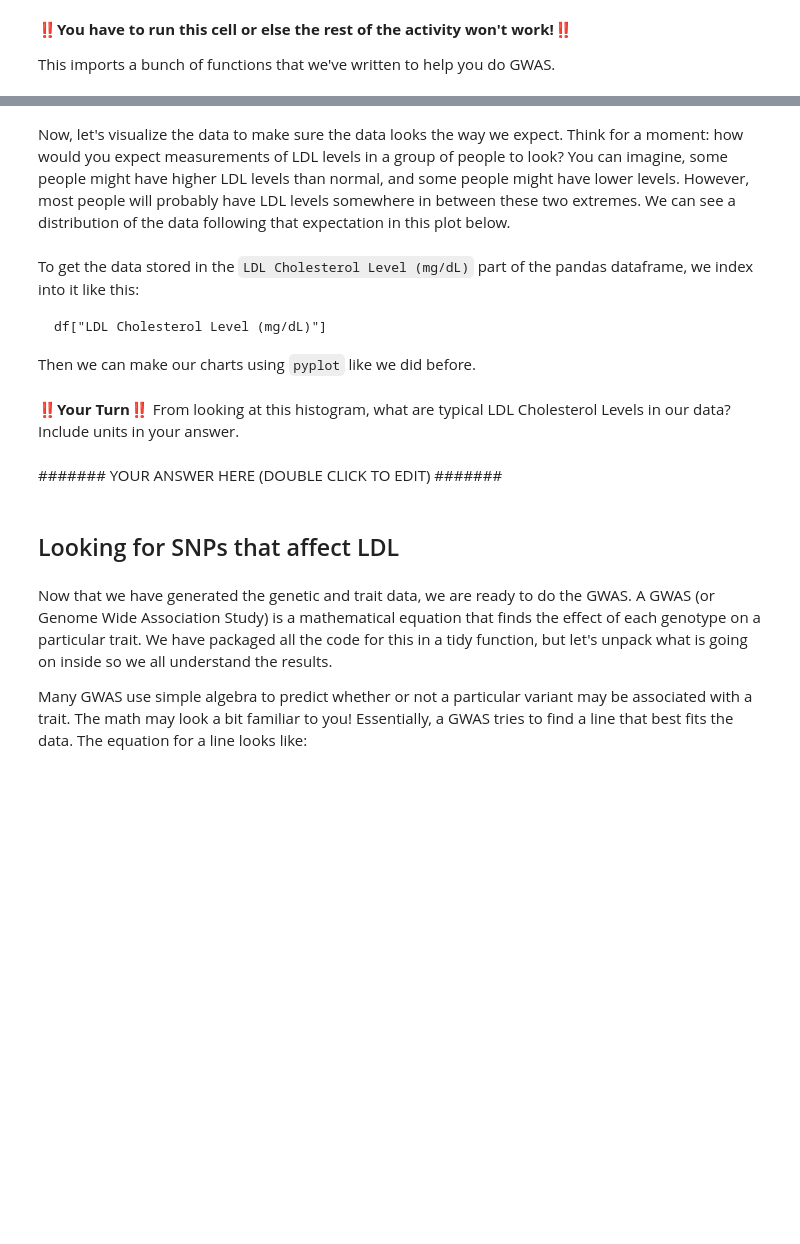
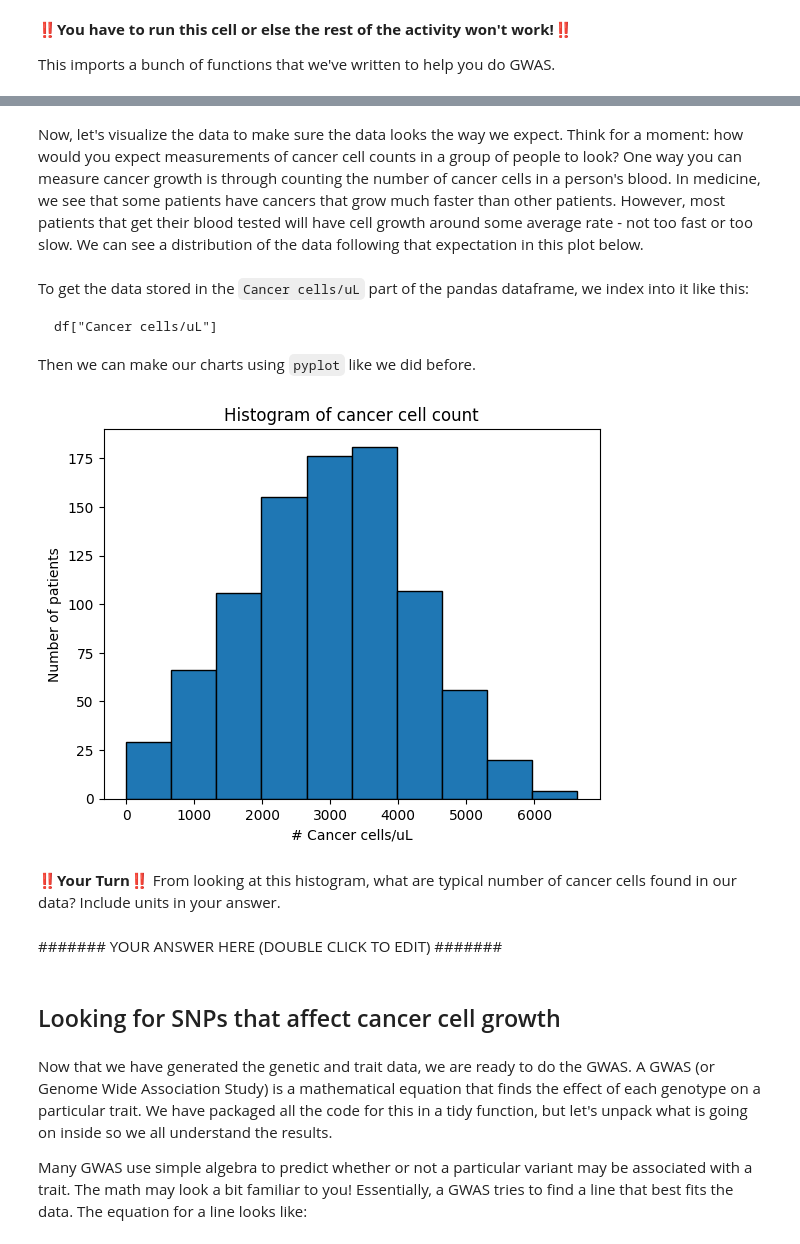
Before and after one commit to jgblanc/COMBO-GWAS, a Jupyter notebook: GenotypesAndPhenotypes.ipynb, the cells around one changed output, grey strips where cells are left out. Saved outputs shown, nothing was run; the diff lists cells and outputs as text; code cells hidden in the pictures; blank space fills up the shorter version.

````diff
--- a/GenotypesAndPhenotypes.ipynb
+++ b/GenotypesAndPhenotypes.ipynb
@@ -242,6 +270,6 @@ In the real world, much of the goal of geneticists is to try figure out the rela
 # %%
 number_of_people = 900
 genotypes = simulate_genotypes(number_of_people)
-ldl_levels = simulate_LDL_levels(genotypes)
-df = create_dataframe(genotypes,ldl_levels)
+trait_levels = simulate_trait_levels(genotypes)
+df = create_dataframe(genotypes,trait_levels)
 # %% [markdown]
@@ -251,23 +294,25 @@ df
 # %% [markdown]
-Now, let's visualize the data to make sure the data looks the way we expect. Think for a moment: how would you expect measurements of LDL levels in a group of people to look? You can imagine, some people might have higher LDL levels than normal, and some people might have lower levels. However, most people will probably have LDL levels somewhere in between these two extremes. We can see a distribution of the data following that expectation in this plot below.
+Now, let's visualize the data to make sure the data looks the way we expect. Think for a moment: how would you expect measurements of cancer cell counts in a group of people to look? One way you can measure cancer growth is through counting the number of cancer cells in a person's blood. In medicine, we see that some patients have cancers that grow much faster than other patients. However, most patients that get their blood tested will have cell growth around some average rate - not too fast or too slow. We can see a distribution of the data following that expectation in this plot below.
 # %% [markdown]
-To get the data stored in the `LDL Cholesterol Level (mg/dL)` part of the pandas dataframe, we index into it like this:
+To get the data stored in the `Cancer cells/uL` part of the pandas dataframe, we index into it like this:
 ```
-df["LDL Cholesterol Level (mg/dL)"]
+df["Cancer cells/uL"]
 ```
 Then we can make our charts using `pyplot` like we did before.
 # %%
-plt.hist(df["LDL Cholesterol Level (mg/dL)"],edgecolor='black')
-plt.title("Histogram of LDL Cholesterol Levels")
-plt.ylabel("Frequency")
-plt.xlabel("LDL Cholesterol Level (mg/dL)")
+plt.hist(df["Cancer cells/uL"],edgecolor='black')
+plt.title("Histogram of cancer cell count")
+plt.ylabel("Number of patients")
+plt.xlabel("# Cancer cells/uL")
 plt.show()
+# %% [output]
+[figure, added]
 # %% [markdown]
-‼️**Your Turn**‼️ From looking at this histogram, what are typical LDL Cholesterol Levels in our data? Include units in your answer.
+‼️**Your Turn**‼️ From looking at this histogram, what are typical number of cancer cells found in our data? Include units in your answer.
 # %% [markdown]
 ####### YOUR ANSWER HERE (DOUBLE CLICK TO EDIT) #######
 # %% [markdown]
-## Looking for SNPs that affect LDL
+## Looking for SNPs that affect cancer cell growth
 # %% [markdown]
 Now that we have generated the genetic and trait data, we are ready to do the GWAS. A GWAS (or Genome Wide Association Study) is a mathematical equation that finds the effect of each genotype on a particular trait. We have packaged all the code for this in a tidy function, but let's unpack what is going on inside so we all understand the results.
 
````
Also changed, not shown: parts of 29 cells of this notebook.
